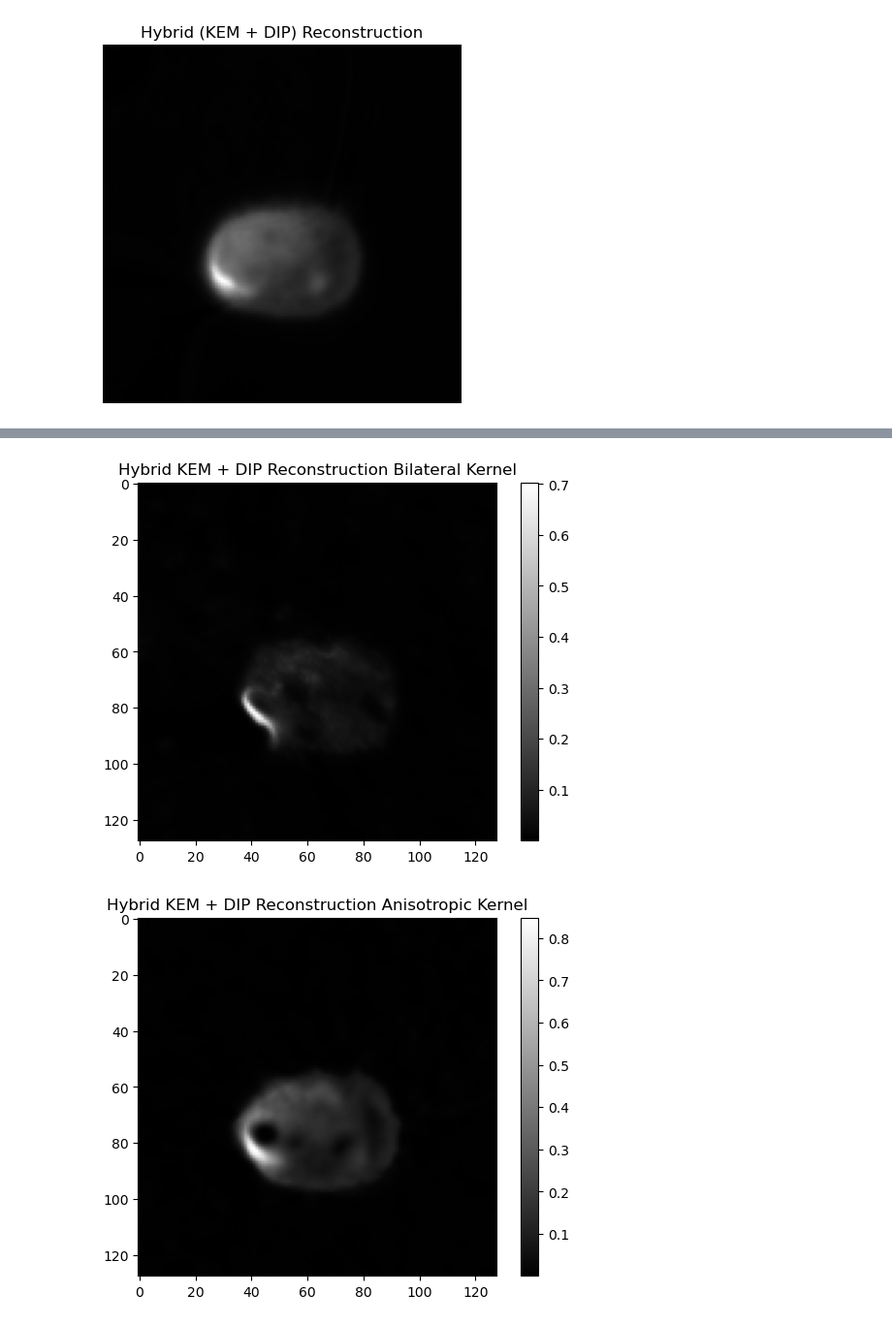
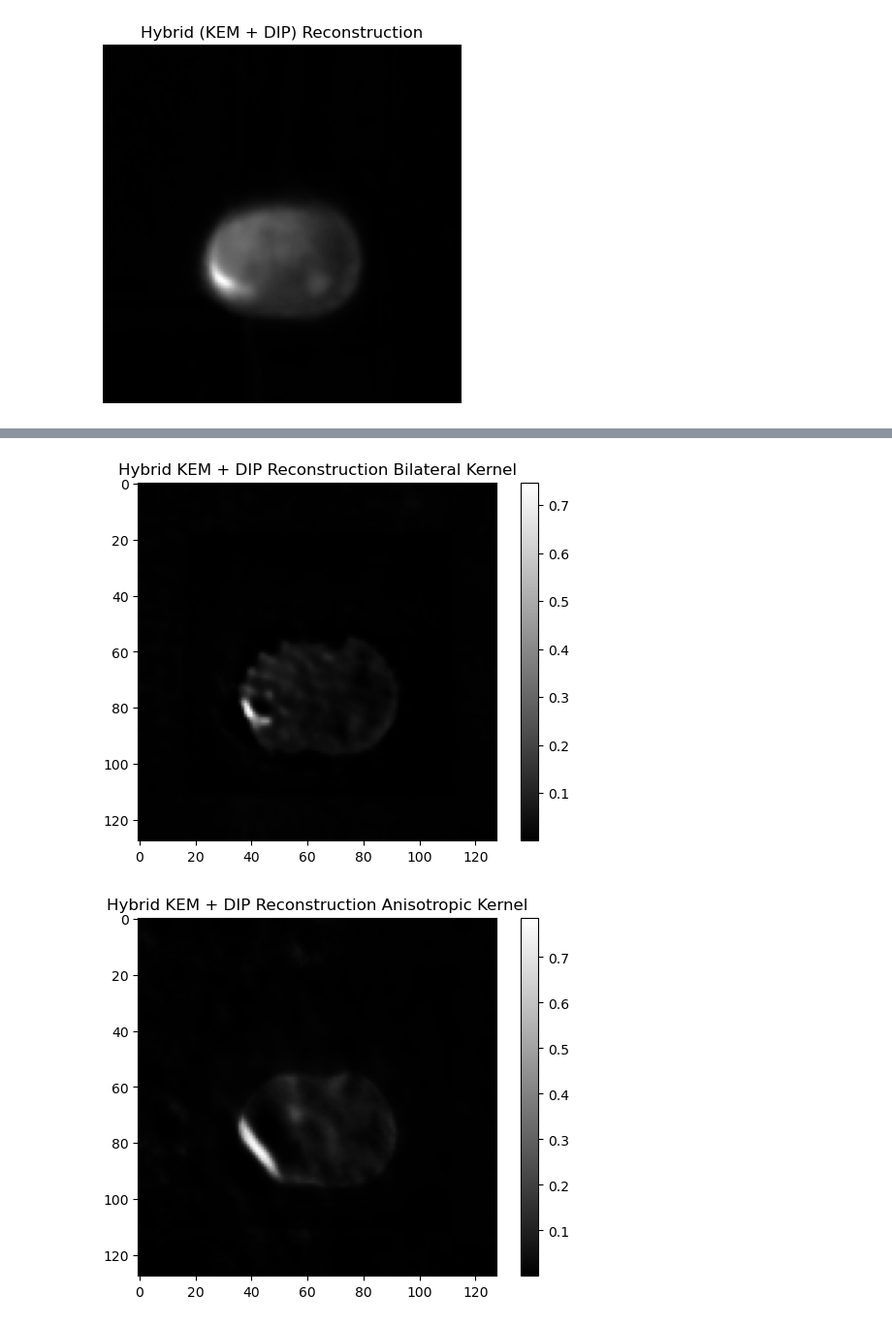
Before and after one commit to hanyupoi/DLPETproj, a Jupyter notebook: pcc2/KEM_DIP_Hybrid.ipynb, the cells around one changed output, grey strips where cells are left out. Shown at 97% size. Drawn from its saved outputs; the diff is of its cells as text; code cells hidden in the pictures.

```diff
--- a/pcc2/KEM_DIP_Hybrid.ipynb
+++ b/pcc2/KEM_DIP_Hybrid.ipynb
@@ -800,29 +869,29 @@ plt.show()
 # %%
 # Call FUnction Nr2 hybrid_KEM_DIP(sinogram, angles, kernel_size, num_iterations=10, dip_iterations=500, sigma=1.0)
 
 # Set parameters for the hybrid KEM + DIP process
 kernel_size = 5  # Example kernel size for KEM
 num_iterations = 10  # Number of KEM iterations
 dip_iterations = 100  # Number of DIP iterations per KEM step
 sigma = 1.0  # Smoothing parameter for KEM
 # filter = "bilateral" or "anisotropic"
 
 # Call the hybrid reconstruction method
-model2_outcome_bilateral = model2(pet_sinogram, angles, kernel_size, num_iterations, dip_iterations, sigma, filter="bilateral")
-model2_outcome_anisotrpic = model2(pet_sinogram, angles, kernel_size, num_iterations, dip_iterations, sigma, filter="anisotropic")
+model2_outcome_bilateral = model2(pet_sinogram, angles, ct_slice, kernel_size, num_iterations, dip_iterations, sigma, filter="bilateral")
+model2_outcome_anisotrpic = model2(pet_sinogram, angles, ct_slice, kernel_size, num_iterations, dip_iterations, sigma, filter="anisotropic")
 
 plt.imshow(model2_outcome_bilateral, cmap='gray')
 plt.title("Hybrid KEM + DIP Reconstruction Bilateral Kernel")
 plt.colorbar()
 plt.show()
 
 plt.imshow(model2_outcome_anisotrpic, cmap='gray')
 plt.title("Hybrid KEM + DIP Reconstruction Anisotropic Kernel")
 plt.colorbar()
 plt.show()
 # %% [output]
-[figure, old version]
+[figure, new version]
-[figure, old version]
+[figure, new version]
 # %%
 # Evaluate MLEM vs Hybrid
 metrics_mlem = evaluate_reconstruction(ground_truth, mlem_reconstructed)
```
Also changed, not shown: parts of 8 cells of this notebook.
